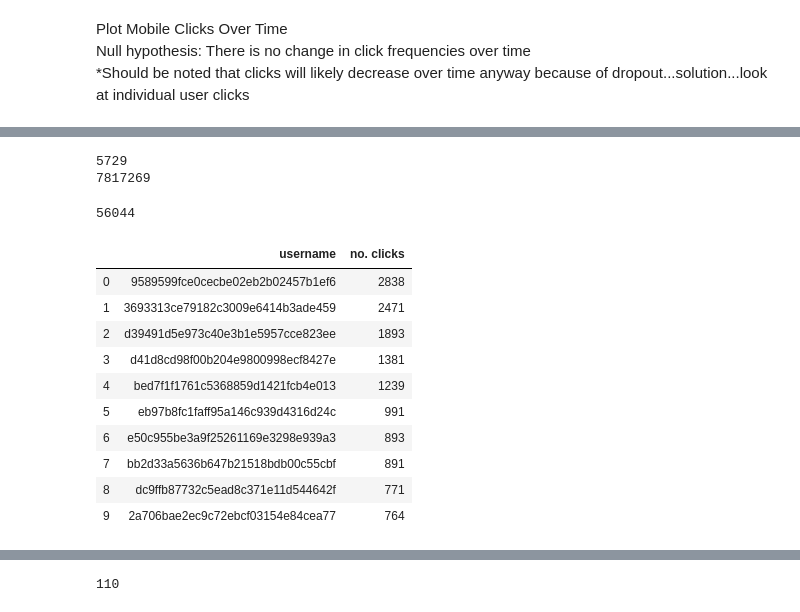
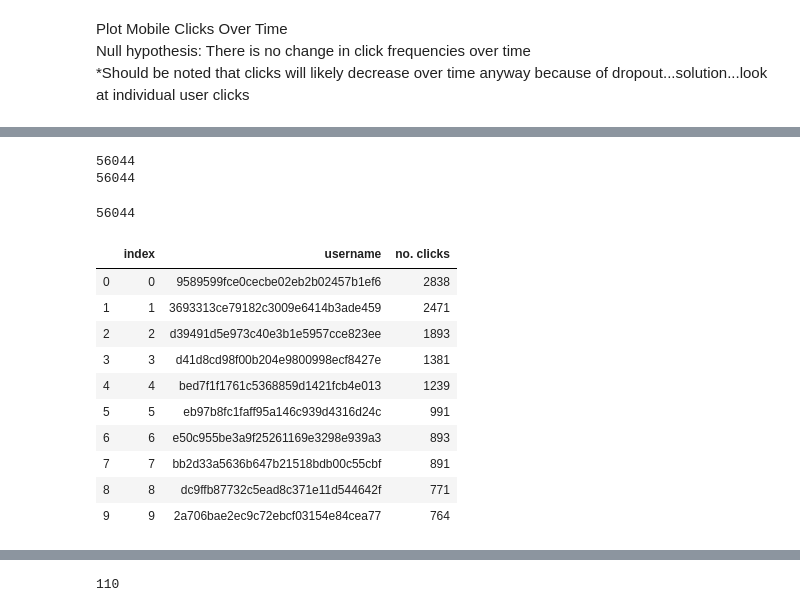
Before and after one commit to jyoonkim/Test, a Jupyter notebook: user_device_hb_timeseries.ipynb, the cells around one changed output, grey strips where cells are left out. Drawn from its saved outputs; the diff is of its cells as text; code cells hidden in the pictures.

```diff
--- a/user_device_hb_timeseries.ipynb
+++ b/user_device_hb_timeseries.ipynb
@@ -42,6 +44,8 @@ non_mobile_data_org = non_mobile_data_org.drop(['Unnamed: 0'], axis = 1)
 user_data = user_data_org
 mobile_data = mobile_data_org
 non_mobile_data = non_mobile_data_org
+
+#print(non_mobile_data.isna().any())
 
 user_data = user_data.dropna()
 user_data = user_data.reset_index(drop=True)
@@ -49,11 +53,11 @@ mobile_data = mobile_data.dropna()
 mobile_data = mobile_data.reset_index(drop=True)
 non_mobile_data = non_mobile_data.dropna()
 non_mobile_data = non_mobile_data.reset_index(drop=True)
-print(len(user_data_org) - len(non_mobile_data_org))
-print(len(user_data_org))
+print(len(user_data) - len(non_mobile_data))
+print(len(mobile_data))
 # %% [output]
-5729
-7817269
+56044
+56044
 # %%
 mobile_data = mobile_data.sort_values(by = "time", ascending = True)
 mobile_data = mobile_data.reset_index()
@@ -68,35 +72,25 @@ print(len(mobile_data))
 # %%
 #find top MOBILE users
 NUM_TOP = 10
 #no nan because lots of nans in names????
 data_copy  = mobile_data.dropna()
 data_copy = data_copy.reset_index(drop=True)
 
-def get_top_users(df, NUM_TOP):
-    user_counts = pd.DataFrame()
-    user_counts  = df['username'].value_counts()
-    user_counts = user_counts.reset_index()
-    user_counts.columns = ['username', 'no. clicks']
-    top_users = pd.DataFrame()
-    for count in range(NUM_TOP):
-        top_users[count] = user_counts.loc[count]
-    return(top_users.T)
-
 top_users = get_top_users(data_copy, NUM_TOP)
 
 top_users.head(NUM_TOP)
 # %% [output]
-|  | username | no. clicks |
-| 0 | 9589599fce0cecbe02eb2b02457b1ef6 | 2838 |
-| 1 | 3693313ce79182c3009e6414b3ade459 | 2471 |
-| 2 | d39491d5e973c40e3b1e5957cce823ee | 1893 |
-| 3 | d41d8cd98f00b204e9800998ecf8427e | 1381 |
-| 4 | bed7f1f1761c5368859d1421fcb4e013 | 1239 |
-| 5 | eb97b8fc1faff95a146c939d4316d24c | 991 |
-| 6 | e50c955be3a9f25261169e3298e939a3 | 893 |
-| 7 | bb2d33a5636b647b21518bdb00c55cbf | 891 |
-| 8 | dc9ffb87732c5ead8c371e11d544642f | 771 |
-| 9 | 2a706bae2ec9c72ebcf03154e84cea77 | 764 |
+|  | index | username | no. clicks |
+| 0 | 0 | 9589599fce0cecbe02eb2b02457b1ef6 | 2838 |
+| 1 | 1 | 3693313ce79182c3009e6414b3ade459 | 2471 |
+| 2 | 2 | d39491d5e973c40e3b1e5957cce823ee | 1893 |
+| 3 | 3 | d41d8cd98f00b204e9800998ecf8427e | 1381 |
+| 4 | 4 | bed7f1f1761c5368859d1421fcb4e013 | 1239 |
+| 5 | 5 | eb97b8fc1faff95a146c939d4316d24c | 991 |
+| 6 | 6 | e50c955be3a9f25261169e3298e939a3 | 893 |
+| 7 | 7 | bb2d33a5636b647b21518bdb00c55cbf | 891 |
+| 8 | 8 | dc9ffb87732c5ead8c371e11d544642f | 771 |
+| 9 | 9 | 2a706bae2ec9c72ebcf03154e84cea77 | 764 |
 # %%
 temp = pd.DataFrame()
 top_user = pd.DataFrame()
```
Also changed, not shown: parts of 5 cells of this notebook, 4 other files.
